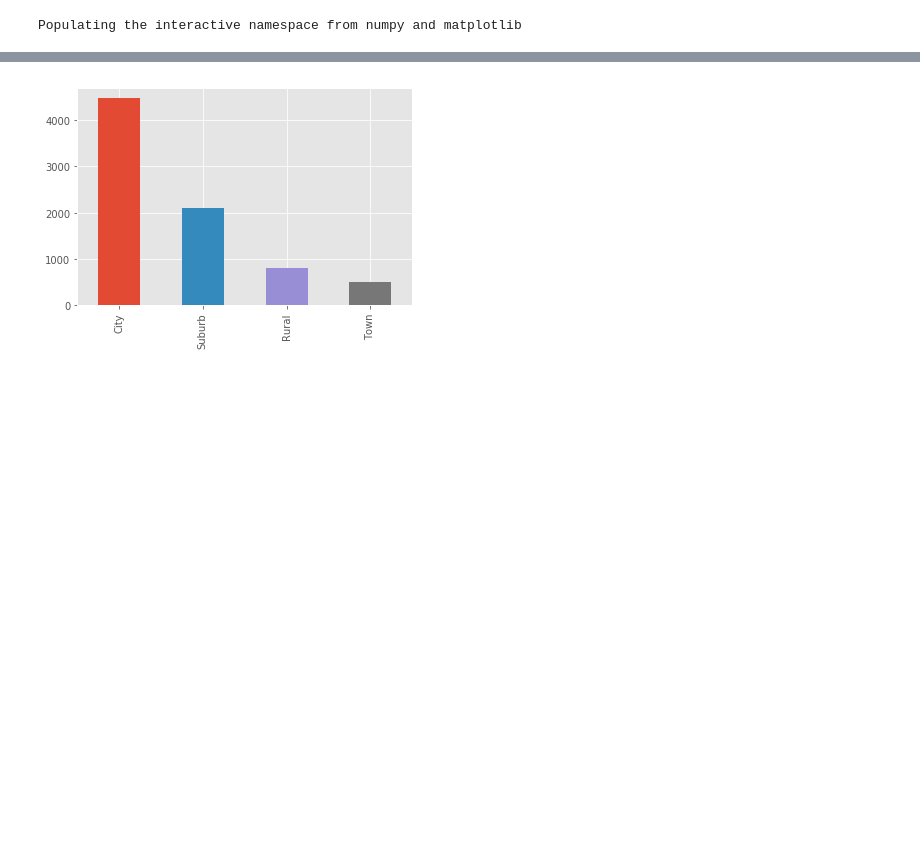
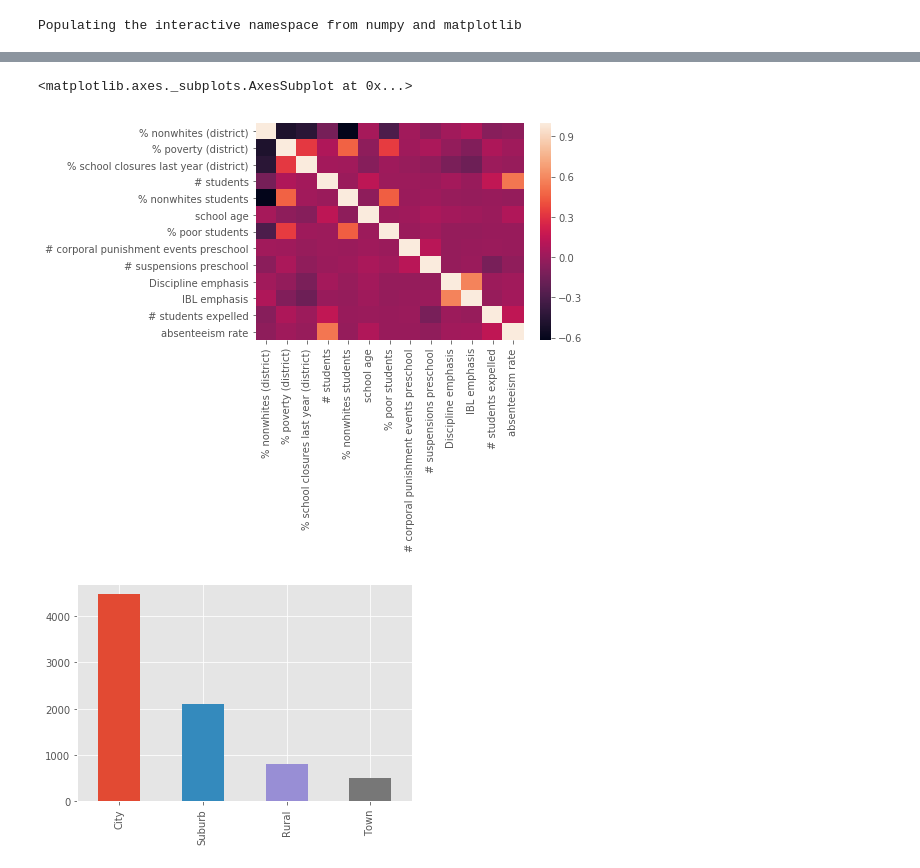
Before and after one commit to jhaber-zz/archive, a Jupyter notebook: data/data_visualization.ipynb, the cells around one changed output, grey strips where cells are left out. Drawn from its saved outputs; the diff is of its cells as text; code cells hidden in the pictures; blank space fills up the shorter version.

```diff
--- a/data/data_visualization.ipynb
+++ b/data/data_visualization.ipynb
@@ -96,0 +142,27 @@ corr_df = schooldf.drop([key for key in drop_keys], axis=1)
+# %%
+# Combine, relabel some CRDC columns
+expul_cols = ['TOT_DISCWODIS_EXPWE_M', 'TOT_DISCWODIS_EXPWE_F', 'TOT_DISCWODIS_EXPWOE_M', 'TOT_DISCWODIS_EXPWOE_F', 'TOT_DISCWDIS_EXPWE_IDEA_M', 'TOT_DISCWDIS_EXPWE_IDEA_F', 'TOT_DISCWDIS_EXPWOE_IDEA_M', 'TOT_DISCWDIS_EXPWOE_IDEA_F']
+
+schooldf["Total Number of Students who received an expulsion"] = schooldf[expul_cols].sum(axis=1)
+schooldf["Total Number of Students who received an expulsion under zero tolerance policies"] = schooldf[['TOT_DISCWODIS_EXPZT_M', 'TOT_DISCWODIS_EXPZT_F', 'TOT_DISCWDIS_EXPZT_IDEA_M', 'TOT_DISCWDIS_EXPZT_IDEA_F']].sum(axis=1)
+schooldf["Total Chronic Student Absenteeism"] = schooldf[['TOT_ABSENT_M', 'TOT_ABSENT_F']].sum(axis=1)
+
+'''
+schooldf = schooldf.rename(mapper = {'SCH_FTETEACH_TOT':'# teachers',
+                          'SCH_FTESECURITY_GUA':'# security guards',
+                          'SCH_PSCORPINSTANCES_ALL':'# corporal punishment events preschool',
+                          'SCH_PSOOSINSTANCES_ALL':'# suspensions preschool',
+                          'MEMBER':'# students',
+                          'AGE':'school age',
+                          'PCTETH':'% nonwhites students',
+                          'PCTFRL':'% poor students',
+                          'DISC_STR':'Discipline emphasis',
+                          'INQU_STR':'IBL emphasis',
+                          'close16':'% school closures last year',
+                          '% Total Population: White Alone':'% nonwhites (school district)',
+                          '% Families: Income in Below Poverty Level':'% poverty',
+                          "Total Chronic Student Absenteeism":'absenteeism rate',
+                          "Total Number of Students who received an expulsion":'# students expelled',
+                          "Total Number of Students who received an expulsion under zero tolerance policies":'# students expelled (ZT)'},
+                           axis=1)
+                           '''
@@ -97,2 +262,2 @@ corr_df = schooldf.drop([key for key in drop_keys], axis=1)
 # %%
-print(corr_df.corr(method='spearman'))
+corr = corr_df.corr(method='pearson')
@@ -116,0 +264,7 @@ RIT_STR       0.254758  0.481176  0.576255  1.000000
+# %%
+cmap = sns.diverging_palette(5, 250, as_cmap=True)
+corr = corr.style.background_gradient(cmap, axis=1)\
+    .set_properties(**{'max-width': '80px', 'font-size': '10pt'})\
+    .set_precision(2)
+
+corr
@@ -116,0 +296,9 @@ RIT_STR       0.254758  0.481176  0.576255  1.000000
+# %%
+heatcorr = sns.heatmap(corr,
+                       xticklabels=corr.columns.values,
+                       yticklabels=corr.columns.values)
+
+heatcorr
+# %% [output]
+<matplotlib.axes._subplots.AxesSubplot at 0x...>
+[figure, added]
```
Also changed, not shown: parts of 18 cells of this notebook, 1 other file.
